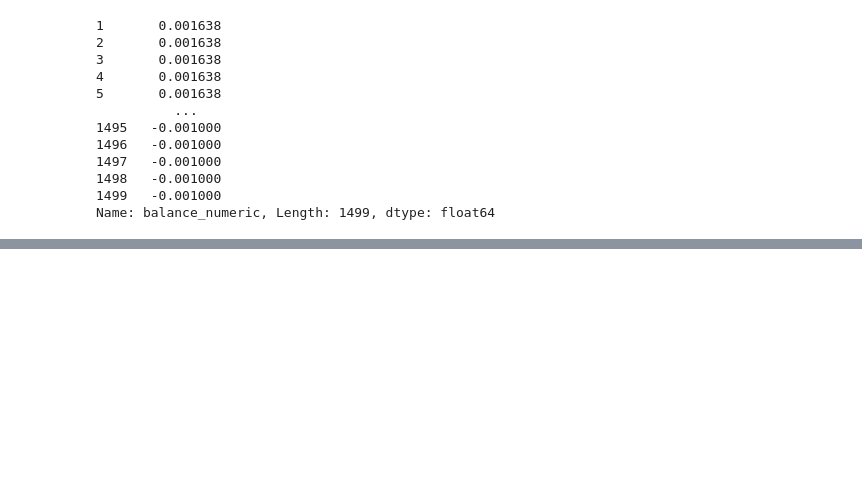
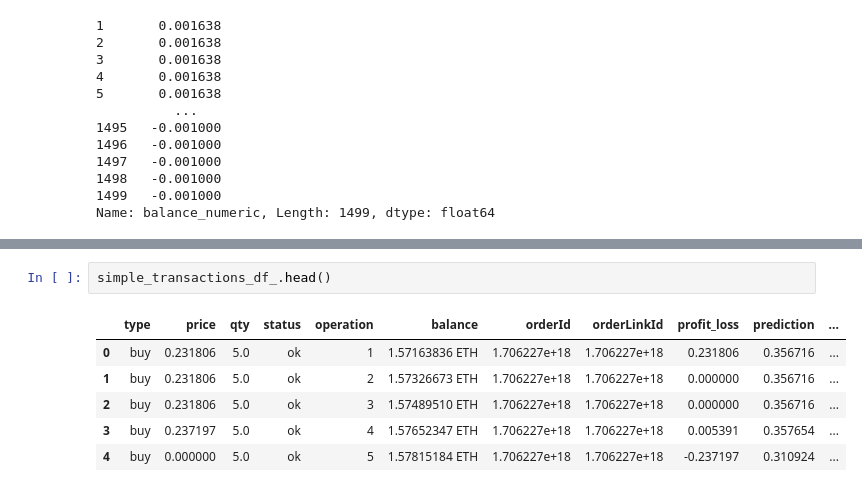
Before and after one commit to Zeerax-nya/Trading_bot, a Jupyter notebook: TradingBot.ipynb, the cells around one changed output, grey strips where cells are left out. Drawn from its saved outputs; the diff is of its cells as text; blank space fills up the shorter version.

```diff
--- a/TradingBot.ipynb
+++ b/TradingBot.ipynb
@@ -2799,0 +3033,9 @@ Name: balance_numeric, Length: 1499, dtype: float64
+# %%
+simple_transactions_df_.head()
+# %% [output]
+|  | type | price | qty | status | operation | balance | orderId | orderLinkId | profit_loss | prediction | ... |
+| 0 | buy | 0.231806 | 5.0 | ok | 1 | 1.57163836 ETH | 1.706227e+18 | 1.706227e+18 | 0.231806 | 0.356716 | ... |
+| 1 | buy | 0.231806 | 5.0 | ok | 2 | 1.57326673 ETH | 1.706227e+18 | 1.706227e+18 | 0.000000 | 0.356716 | ... |
+| 2 | buy | 0.231806 | 5.0 | ok | 3 | 1.57489510 ETH | 1.706227e+18 | 1.706227e+18 | 0.000000 | 0.356716 | ... |
+| 3 | buy | 0.237197 | 5.0 | ok | 4 | 1.57652347 ETH | 1.706227e+18 | 1.706227e+18 | 0.005391 | 0.357654 | ... |
+| 4 | buy | 0.000000 | 5.0 | ok | 5 | 1.57815184 ETH | 1.706227e+18 | 1.706227e+18 | -0.237197 | 0.310924 | ... |
```
Also changed, not shown: parts of 15 cells of this notebook, 2 other files.
